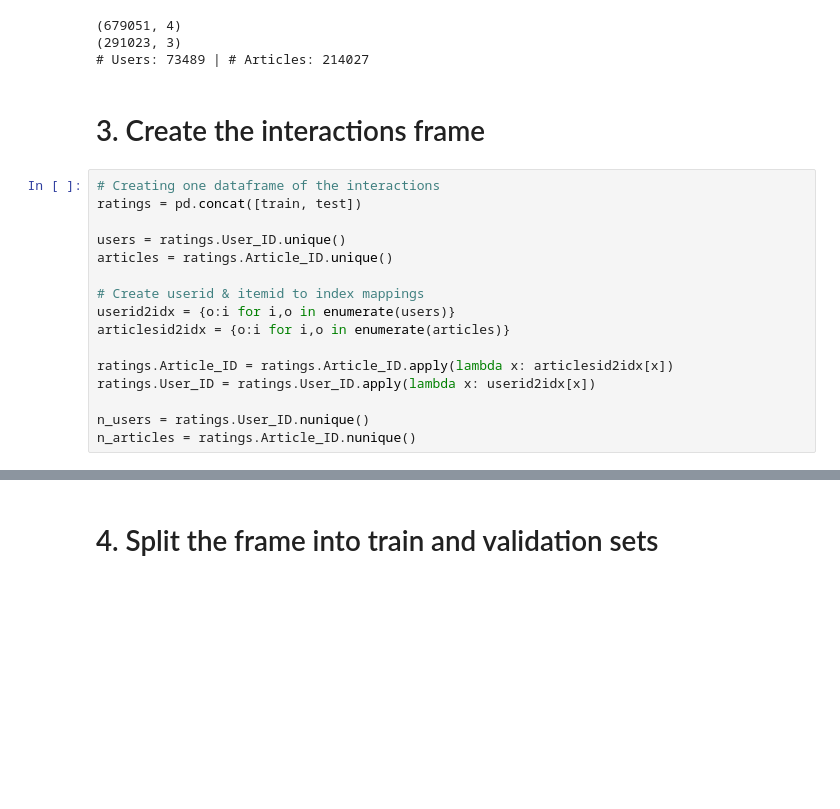
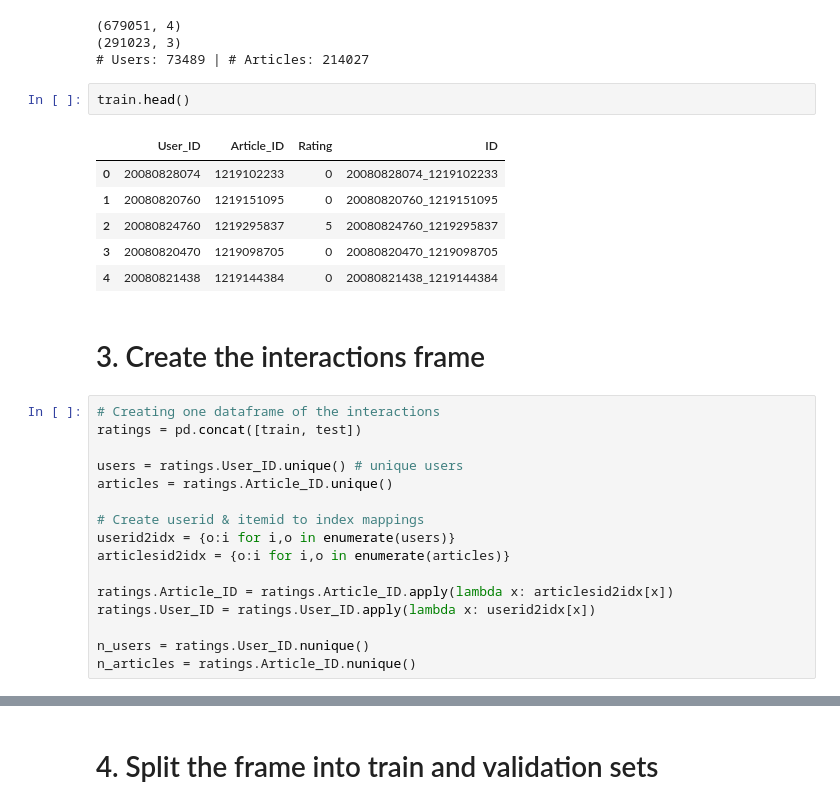
Before and after one commit to binga/DataHackSummit_2017, a Jupyter notebook: Recommendations_HackSession/Neural Approaches to Recsys.ipynb, the cells around one changed output, grey strips where cells are left out. Saved outputs shown, nothing was run; the diff lists cells and outputs as text; blank space fills up the shorter version.

```diff
--- a/Recommendations_HackSession/Neural Approaches to Recsys.ipynb
+++ b/Recommendations_HackSession/Neural Approaches to Recsys.ipynb
@@ -78,13 +78,22 @@ train = train[~train.User_ID.isin(diff)].reset_index(drop=True) # Drop train-onl
 (679051, 4)
 (291023, 3)
 # Users: 73489 | # Articles: 214027
+# %%
+train.head()
+# %% [output]
+|  | User_ID | Article_ID | Rating | ID |
+| 0 | 20080828074 | 1219102233 | 0 | 20080828074_1219102233 |
+| 1 | 20080820760 | 1219151095 | 0 | 20080820760_1219151095 |
+| 2 | 20080824760 | 1219295837 | 5 | 20080824760_1219295837 |
+| 3 | 20080820470 | 1219098705 | 0 | 20080820470_1219098705 |
+| 4 | 20080821438 | 1219144384 | 0 | 20080821438_1219144384 |
 # %% [markdown]
 # 3. Create the interactions frame
 # %%
 # Creating one dataframe of the interactions
 ratings = pd.concat([train, test])
 
-users = ratings.User_ID.unique()
+users = ratings.User_ID.unique() # unique users
 articles = ratings.Article_ID.unique()
 
 # Create userid & itemid to index mappings
```
Also changed, not shown: parts of 12 cells of this notebook, 1 other file.
